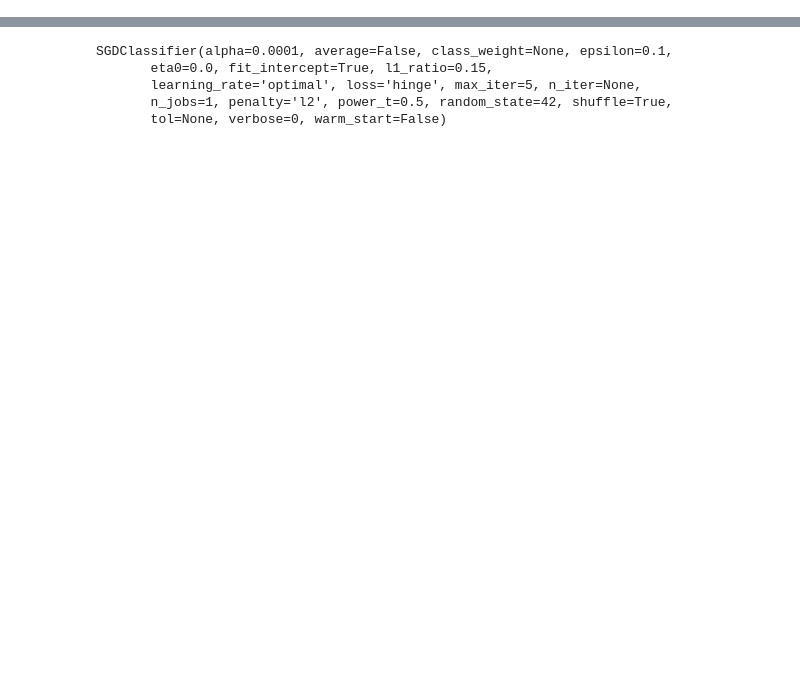
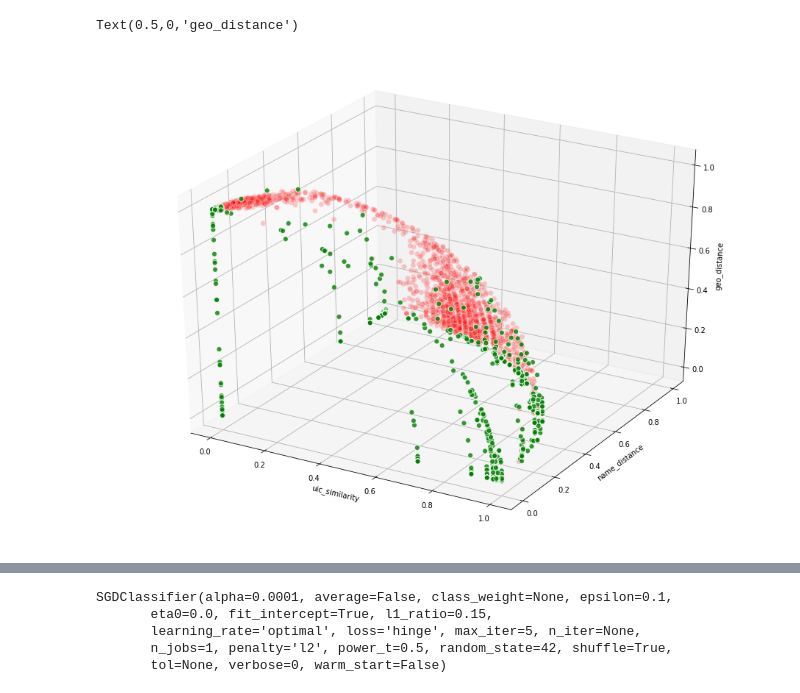
Before and after one commit to vaetern/match-sets, a Jupyter notebook: match.ipynb, the cells around one changed output, grey strips where cells are left out. Saved outputs shown, nothing was run; the diff lists cells and outputs as text; code cells hidden in the pictures; blank space fills up the shorter version.

```diff
--- a/match.ipynb
+++ b/match.ipynb
@@ -142,0 +201,37 @@ dataset_y.head()
+# %%
+from mpl_toolkits.mplot3d import Axes3D
+import matplotlib.pyplot as plt
+
+dataset_x_raw = dataset_x.values.tolist()
+
+fig = plt.figure(figsize=(16, 12))
+ax = fig.add_subplot(111, projection='3d')
+
+xs_true, ys_true, zs_true = list(), list(), list()
+for i,label in dataset_y.iterrows():
+    if label['match'] == 1:
+        xs_true.append(dataset_x_raw[i][0])
+        ys_true.append(dataset_x_raw[i][2])
+        zs_true.append(dataset_x_raw[i][3])
+
+ax.scatter(xs_true, ys_true, zs_true, s=50, alpha=0.8, edgecolors='w', color="g")
+
+xs_false, ys_false, zs_false = list(), list(), list()
+for i,label in dataset_y.iterrows():
+    if label['match'] == 0:
+        xs_false.append(dataset_x_raw[i][0])
+        ys_false.append(dataset_x_raw[i][2])
+        zs_false.append(dataset_x_raw[i][3])
+
+ax.scatter(xs_false, ys_false, zs_false, s=50, alpha=0.2, edgecolors='w', color="r")
+
+ax.set_xlabel('uic_similarity')
+ax.set_ylabel('name_distance')
+ax.set_zlabel('geo_distance')
+
+# ax.set_xlim([0, 2])
+# ax.set_ylim([0, 1])
+# ax.set_zlim([0, 1])
+# %% [output]
+Text(0.5,0,'geo_distance')
+[figure, added]
```
Also changed, not shown: parts of 68 cells of this notebook, 1 other file.
